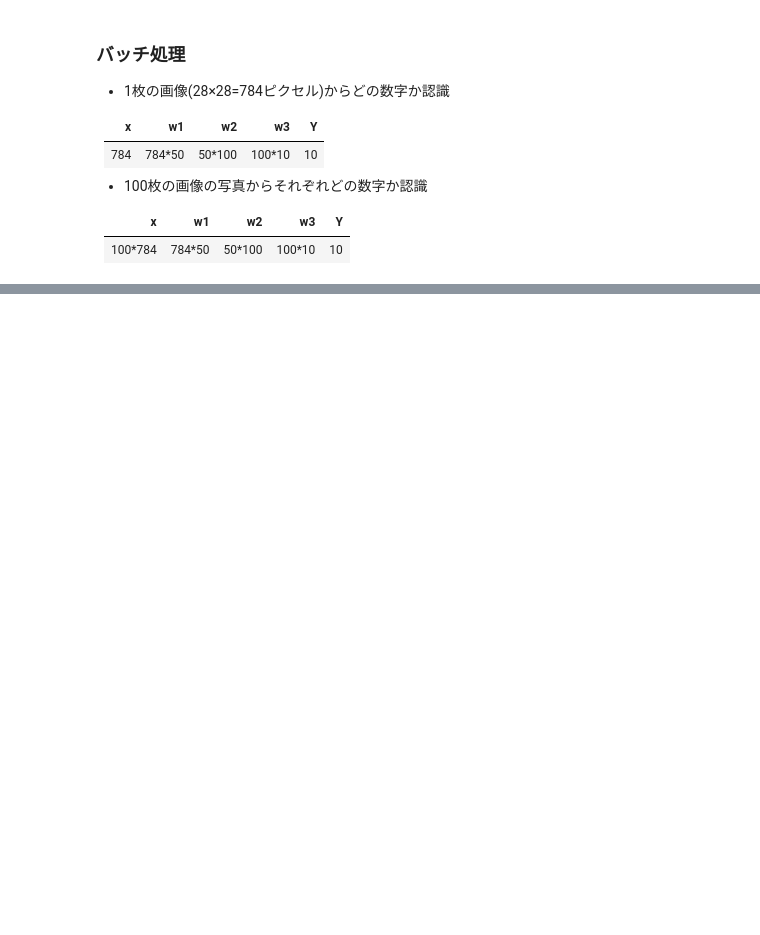
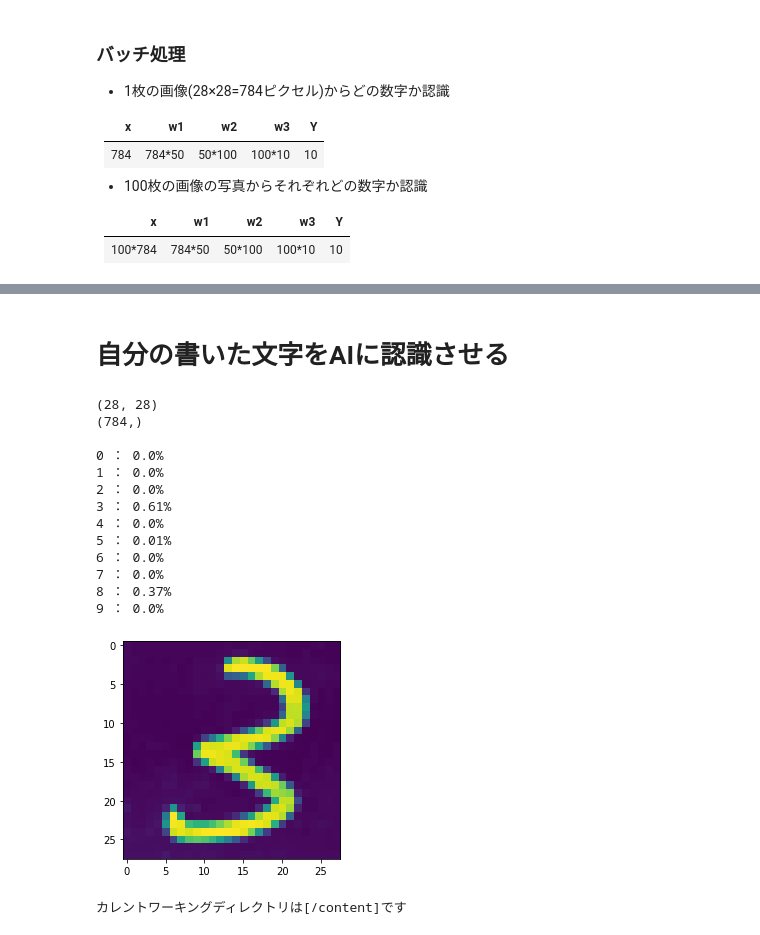
Before and after one commit to takatoshiinaoka/pattern_recognition, a Jupyter notebook: パターン認識4.ipynb, the cells around one changed output, grey strips where cells are left out. Cells and saved outputs as stored; diff of their text form; code cells hidden in the pictures; blank space fills up the shorter version.

```diff
--- a/パターン認識4.ipynb
+++ b/パターン認識4.ipynb
@@ -291,0 +512,72 @@ print("Accuracy：" + str(float(accuracy_cnt)/len(x)))
+# %% [markdown]
+# 自分の書いた文字をAIに認識させる
+# %%
+import sys, os
+sys.path.append(os.pardir) #親ディレクトファイルをインポートするための設定
+import numpy as np
+import matplotlib.pyplot as plt
+import pickle
+
+def sigmoid(x):
+    return 1 / (1 + np.exp(-x))
+
+def softmax(x):
+    x = x - np.max(x, axis=-1, keepdims=True)   # オーバーフロー対策
+    return np.exp(x) / np.sum(np.exp(x), axis=-1, keepdims=True)
+
+def init_network():
+    with open("sample_weight.pkl", 'rb') as f:
+        network = pickle.load(f)
+    return network
+
+def predict(network, x):
+    w1, w2, w3 = network['W1'], network['W2'], network['W3']
+    b1, b2, b3 = network['b1'], network['b2'], network['b3']
+
+    a1 = np.dot(x, w1) + b1
+    z1 = sigmoid(a1)
+    a2 = np.dot(z1, w2) + b2
+    z2 = sigmoid(a2)
+    a3 = np.dot(z2, w3) + b3
+    y = softmax(a3)
+
+    return y
+
+# x = cv2.imread("/content/drive/MyDrive/Colab Notebooks/dataset/ina3.png")
+# x = np.array(Image.open('/content/drive/MyDrive/Colab Notebooks/dataset/ina3.png').convert('L'))
+x = np.array(Image.open('/content/drive/MyDrive/Colab Notebooks/dataset/ina3-nega.png').convert('L'))
+plt.imshow(x) # 入力画像を表示
+
+print(x.shape) #変換前
+x = np.array(x).flatten() # 2次元を1次元に
+print(x.shape) #変換後
+print()
+
+network = init_network() #学習済みモデルを使用
+num = predict(network, x) # 関数
+num = np.around(num, decimals=2)
+
+for i in range(10):
+  print(str(i)+" ： "+str(num[i])+"%")
+
+print()
+# print(num)
+# %% [output]
+(28, 28)
+(784,)
+
+0 ： 0.0%
+1 ： 0.0%
+2 ： 0.0%
+3 ： 0.61%
+4 ： 0.0%
+5 ： 0.01%
+6 ： 0.0%
+7 ： 0.0%
+8 ： 0.37%
+9 ： 0.0%
+[figure, added]
+# %%
+print("カレントワーキングディレクトリは[" + os.getcwd() + "]です")
+# %% [output]
+カレントワーキングディレクトリは[/content]です
```
Also changed, not shown: parts of 8 cells of this notebook.
